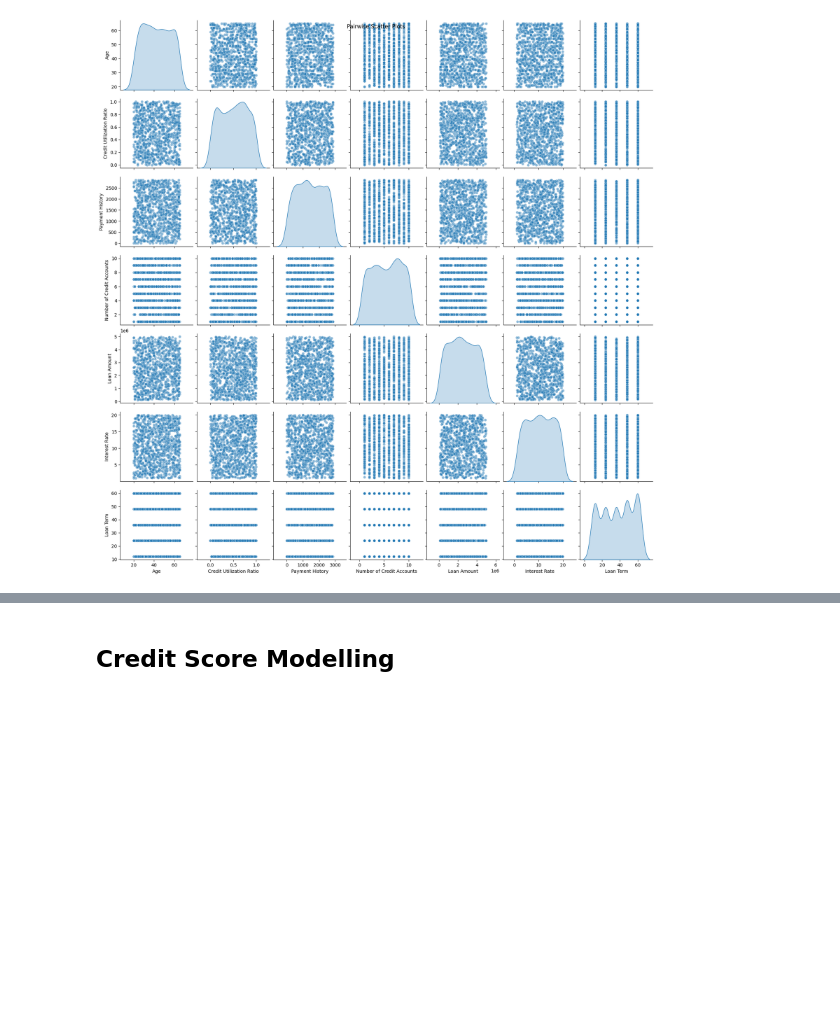
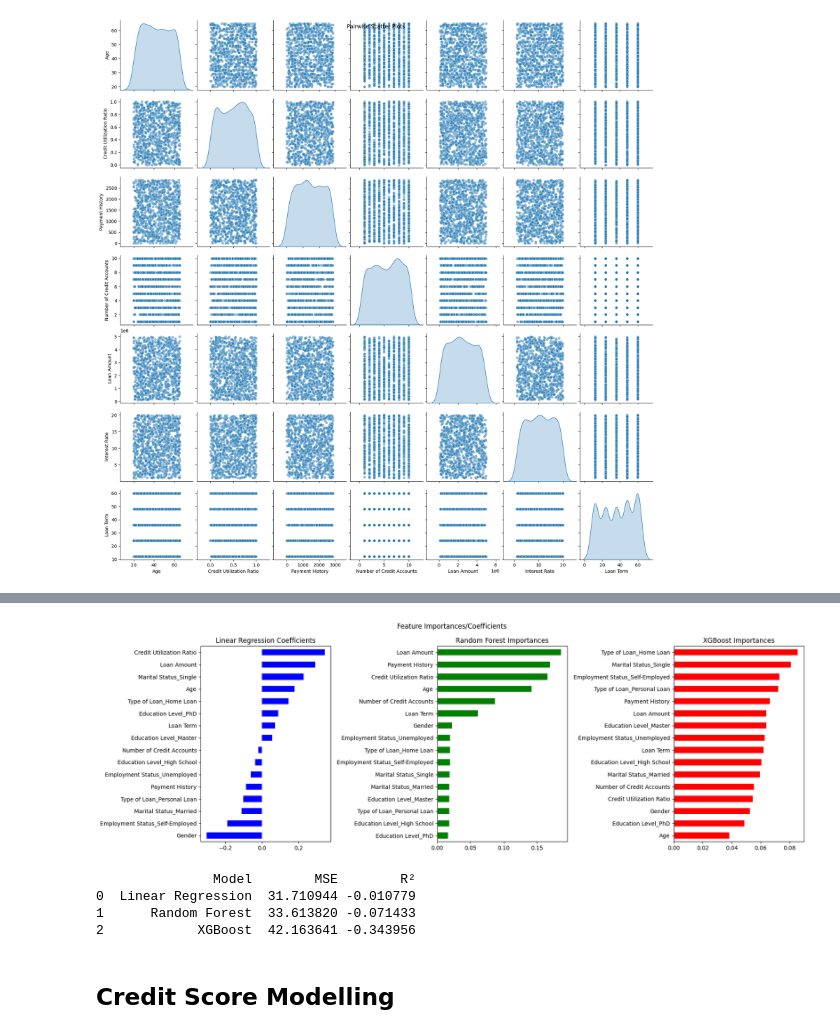
Before and after one commit to Nahom32/Credit-Score-Modelling, a Jupyter notebook: notebooks/Credit_Score_Model.ipynb, the cells around one changed output, grey strips where cells are left out. Drawn from its saved outputs; the diff is of its cells as text; code cells hidden in the pictures; blank space fills up the shorter version.

```diff
--- a/notebooks/Credit_Score_Model.ipynb
+++ b/notebooks/Credit_Score_Model.ipynb
@@ -171,3 +358,41 @@ ValueError: could not convert string to float: 'Male'
+# %%
+# Get importances
+lr_coefs = pd.Series(lr_model.coef_, index=X.columns).sort_values()
+rf_importances = pd.Series(rf_model.feature_importances_, index=X.columns).sort_values()
+xgb_importances = pd.Series(xgb_model.feature_importances_, index=X.columns).sort_values()
+
+# Plot
+fig, axes = plt.subplots(1, 3, figsize=(18, 6))
+fig.suptitle('Feature Importances/Coefficients')
+
+# Linear Regression (coefficients)
+lr_coefs.plot(kind='barh', ax=axes[0], color='blue')
+axes[0].set_title('Linear Regression Coefficients')
+
+# Random Forest
+rf_importances.plot(kind='barh', ax=axes[1], color='green')
+axes[1].set_title('Random Forest Importances')
+
+# XGBoost
+xgb_importances.plot(kind='barh', ax=axes[2], color='red')
+axes[2].set_title('XGBoost Importances')
+
+plt.tight_layout()
+plt.show()
+# %% [output]
+[figure, added]
+# %%
+results = pd.DataFrame({
+    'Model': models,
+    'MSE': mses,
+    'R²': r2s
+})
+print(results)
+# %% [output]
+               Model        MSE        R²
+0  Linear Regression  31.710944 -0.010779
+1      Random Forest  33.613820 -0.071433
+2            XGBoost  42.163641 -0.343956
 # %% [markdown]
 ## Credit Score Modelling
 # %% [markdown]
```
Also changed, not shown: parts of 10 cells of this notebook.
